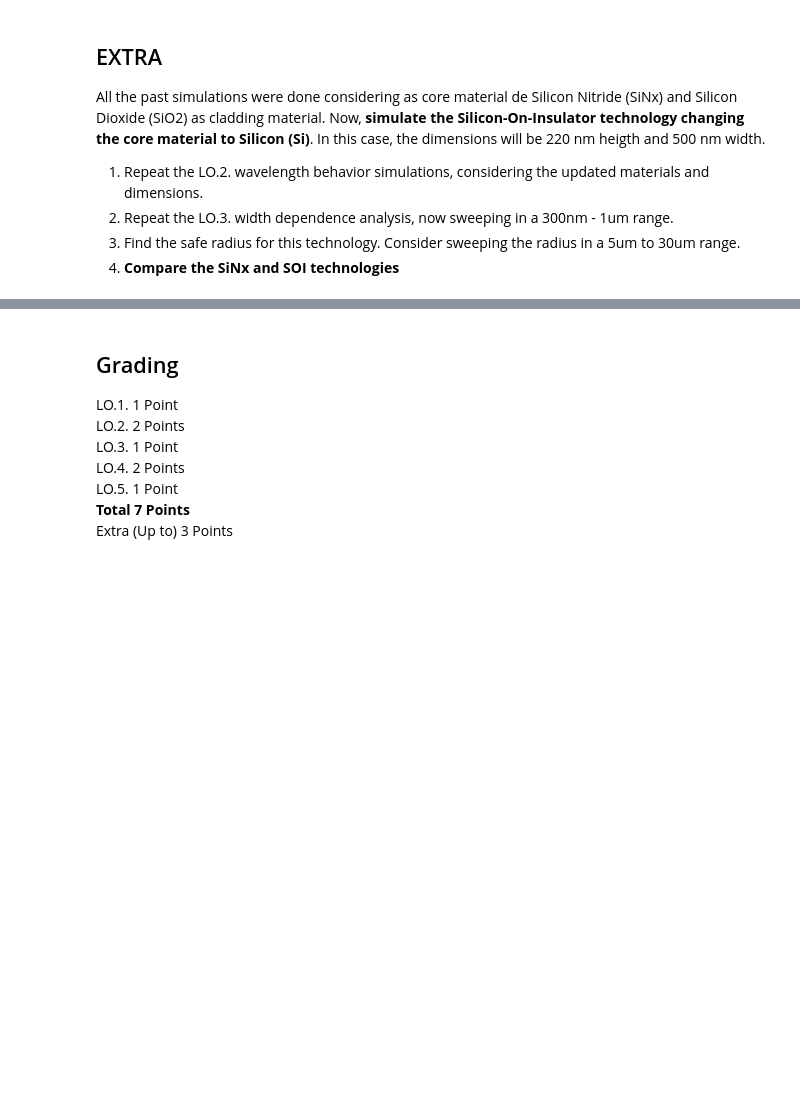
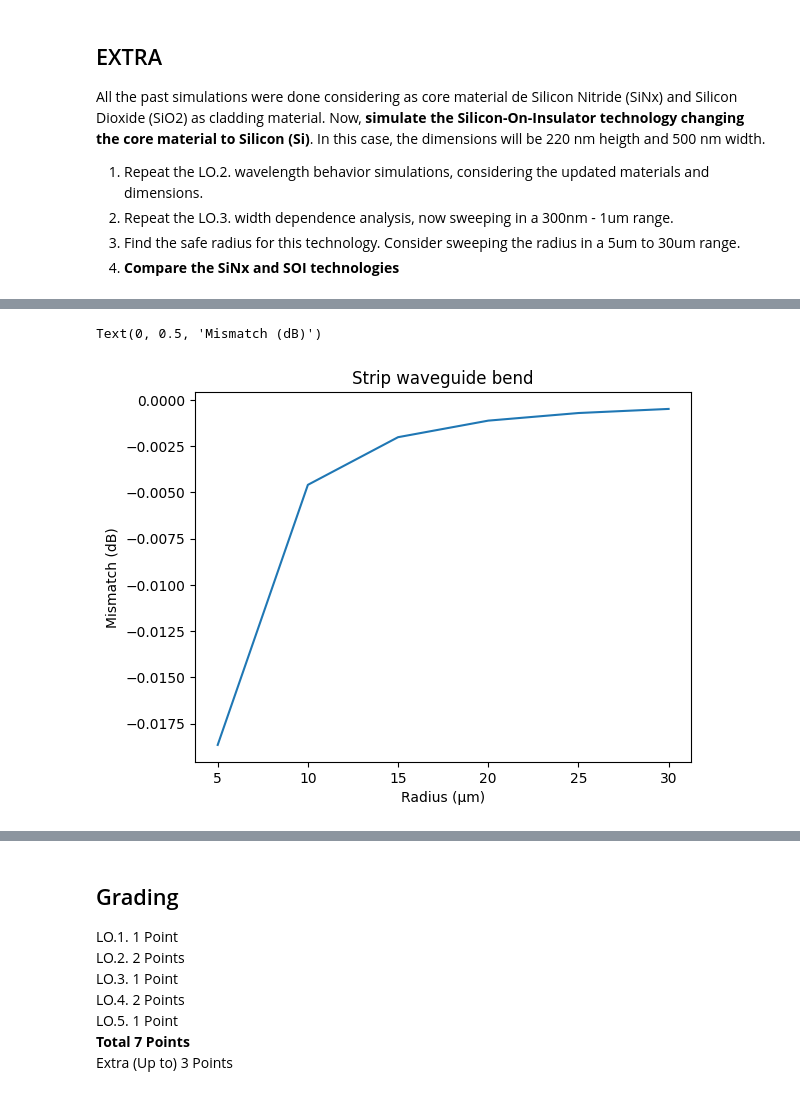
Before and after one commit to rauleet/cifoin-lab1, a Jupyter notebook: WAVEGUIDES_Student.ipynb, the cells around one changed output, grey strips where cells are left out. Saved outputs shown, nothing was run; the diff lists cells and outputs as text; code cells hidden in the pictures; blank space fills up the shorter version.

```diff
--- a/WAVEGUIDES_Student.ipynb
+++ b/WAVEGUIDES_Student.ipynb
@@ -690,0 +713,13 @@ All the past simulations were done considering as core material de Silicon Nitri
+# %%
+radii = np.arange(5, 35,5) # Student code here. Tip np.arange()
+
+mismatch = gt.modes.sweep_bend_mismatch(bend_1550_si, radii)
+
+plt.plot(radii, 10 * np.log10(mismatch))
+plt.xticks(radii)
+plt.title("Strip waveguide bend")
+plt.xlabel("Radius (μm)")
+plt.ylabel("Mismatch (dB)")
+# %% [output]
+Text(0, 0.5, 'Mismatch (dB)')
+[figure, added]
```
Also changed, not shown: parts of 15 cells of this notebook.
